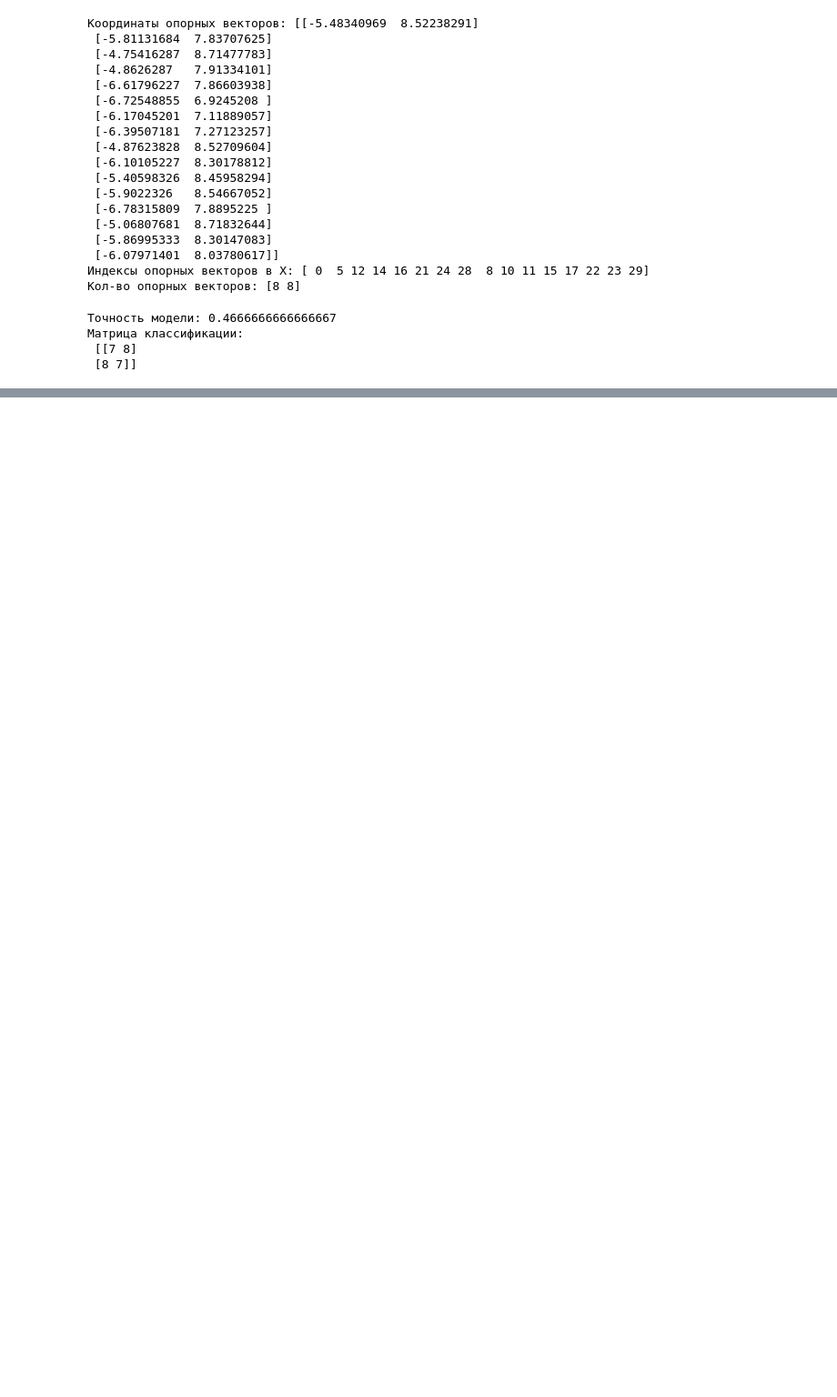
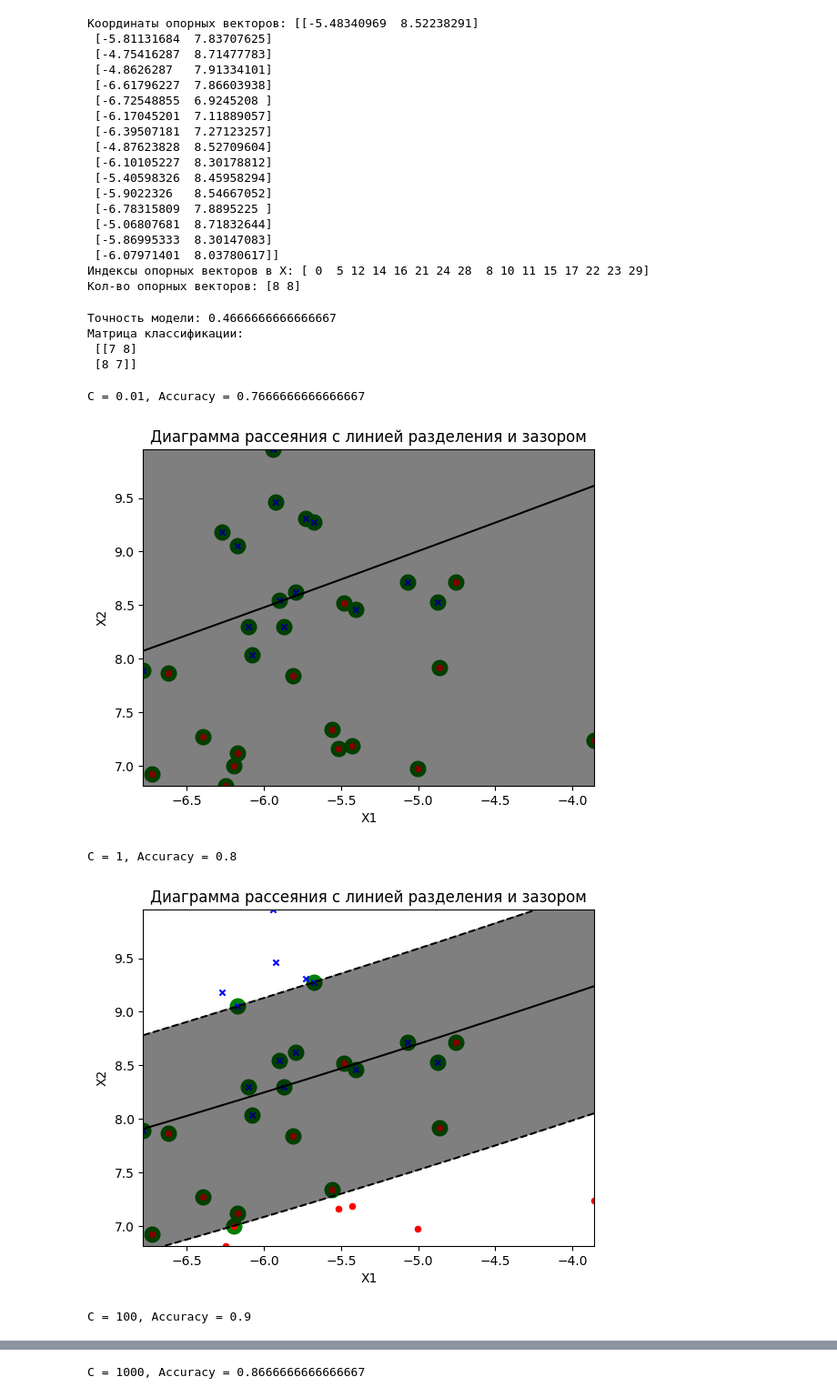
Before and after one commit to woodwyyn/ML, a Jupyter notebook: ML3_2.ipynb, the cells around one changed output, grey strips where cells are left out. Shown at 91% size. Cells and saved outputs as stored; diff of their text form; code cells hidden in the pictures; blank space fills up the shorter version.

```diff
--- a/ML3_2.ipynb
+++ b/ML3_2.ipynb
@@ -229,3 +264,15 @@ print(f"Матрица классификации:\n {metrics.confusion_matrix(y
 Матрица классификации:
  [[7 8]
  [8 7]]
+# %%
+for C_val in [0.01, 1, 100, 1000]:
+    model = SVC(kernel='poly', degree=4, C=C_val)
+    model.fit(X_3, y_3)
+    print(f"C = {C_val}, Accuracy = {metrics.accuracy_score(y_3, model.predict(X_3))}")
+    plot_decision_regions(X_3, y_3, model)
+# %% [output]
+C = 0.01, Accuracy = 0.7666666666666667
+[figure, added]
+C = 1, Accuracy = 0.8
+[figure, added]
+C = 100, Accuracy = 0.9
@@ -231,0 +280 @@ print(f"Матрица классификации:\n {metrics.confusion_matrix(y
+C = 1000, Accuracy = 0.8666666666666667
```
Also changed, not shown: parts of 9 cells of this notebook.
